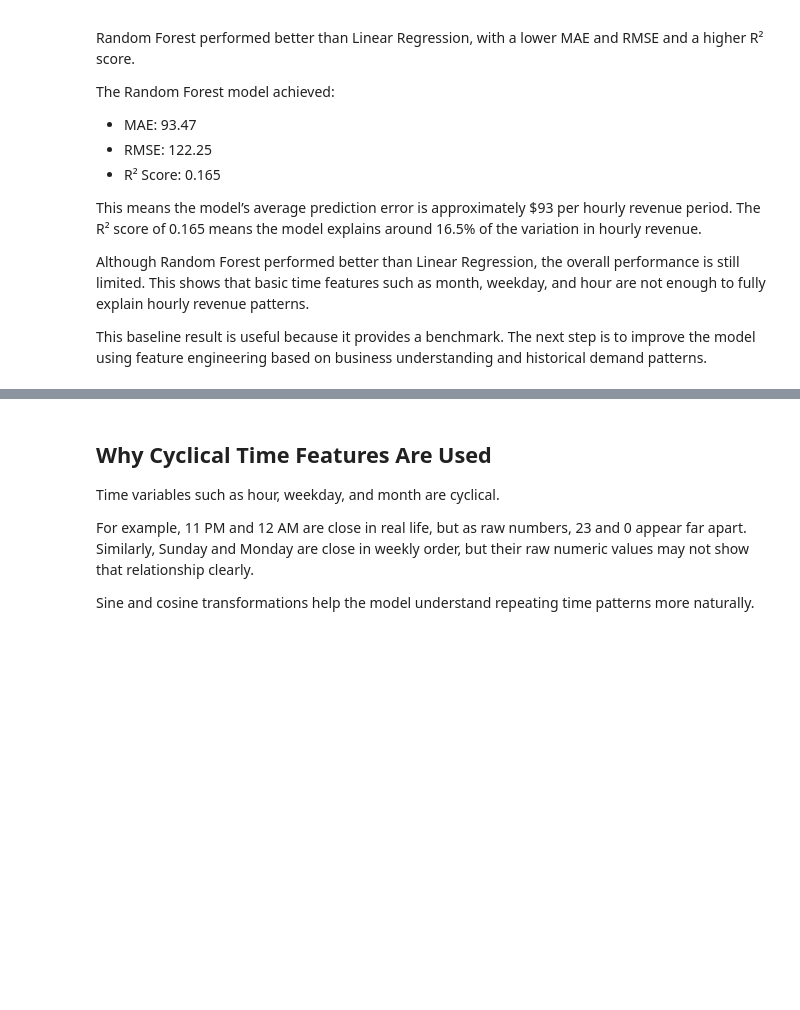
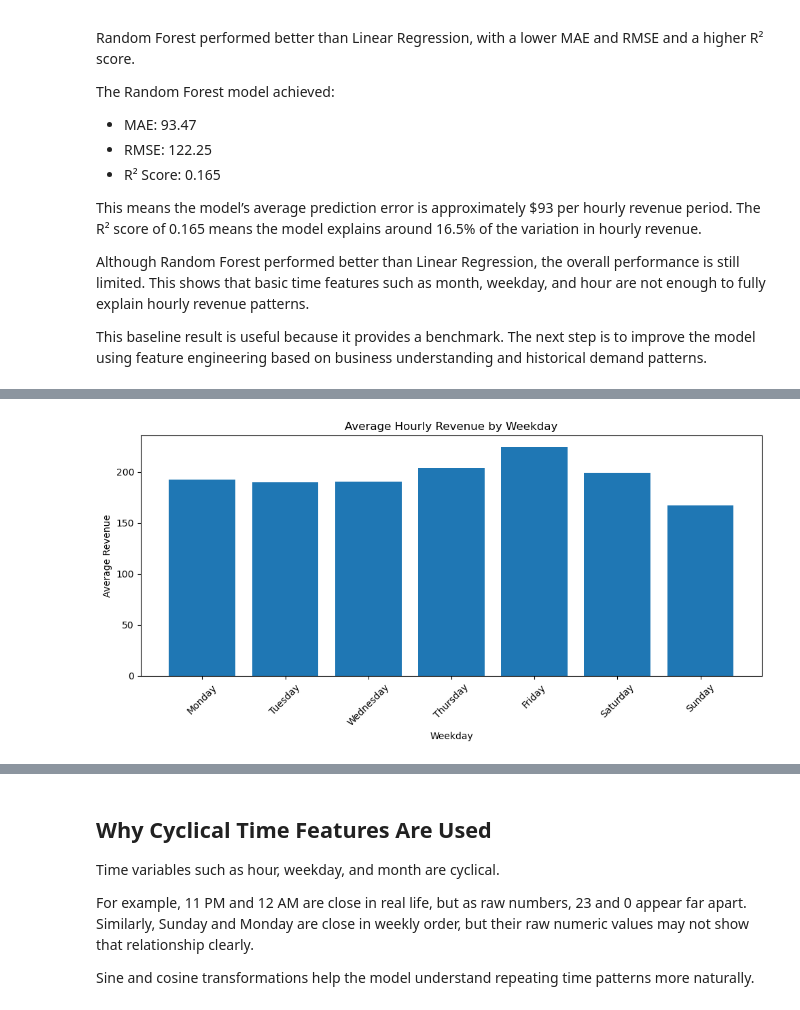
Before and after one commit to Deekshith-05/pizza-sales-sql-analytics, a Jupyter notebook: notebooks/02_demand_forecasting_model.ipynb.ipynb, the cells around one changed output, grey strips where cells are left out. Saved outputs shown, nothing was run; the diff lists cells and outputs as text; code cells hidden in the pictures; blank space fills up the shorter version.

```diff
--- a/notebooks/02_demand_forecasting_model.ipynb.ipynb
+++ b/notebooks/02_demand_forecasting_model.ipynb.ipynb
@@ -178,0 +222,23 @@ This baseline result is useful because it provides a benchmark. The next step is
+# %%
+weekday_order = [
+    "Monday", "Tuesday", "Wednesday", "Thursday",
+    "Friday", "Saturday", "Sunday"
+]
+
+weekday_pattern = (
+    hourly_df.groupby(["weekday", "weekday_num"])["hourly_revenue"]
+    .mean()
+    .reset_index()
+    .sort_values("weekday_num")
+)
+
+plt.figure(figsize=(10, 5))
+plt.bar(weekday_pattern["weekday"], weekday_pattern["hourly_revenue"])
+plt.title("Average Hourly Revenue by Weekday")
+plt.xlabel("Weekday")
+plt.ylabel("Average Revenue")
+plt.xticks(rotation=45)
+plt.tight_layout()
+plt.show()
+# %% [output]
+[figure, added]
```
Also changed, not shown: parts of 13 cells of this notebook.
